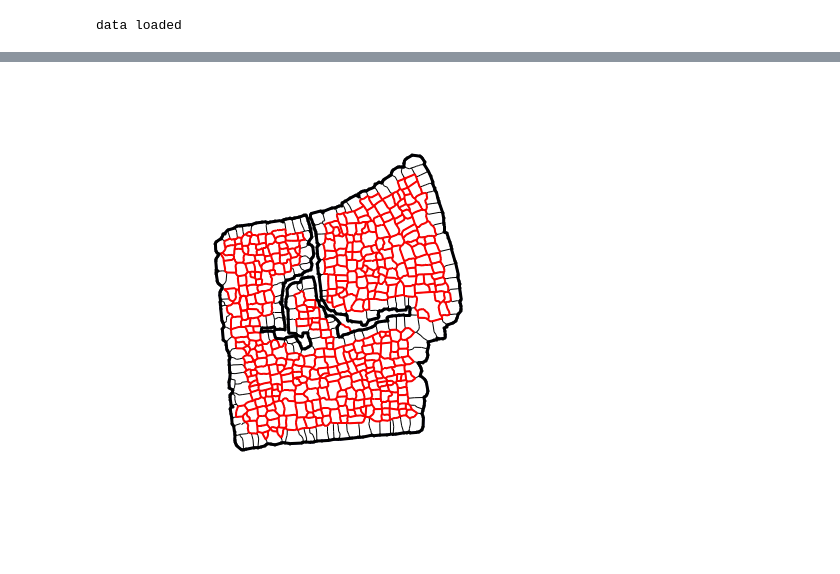
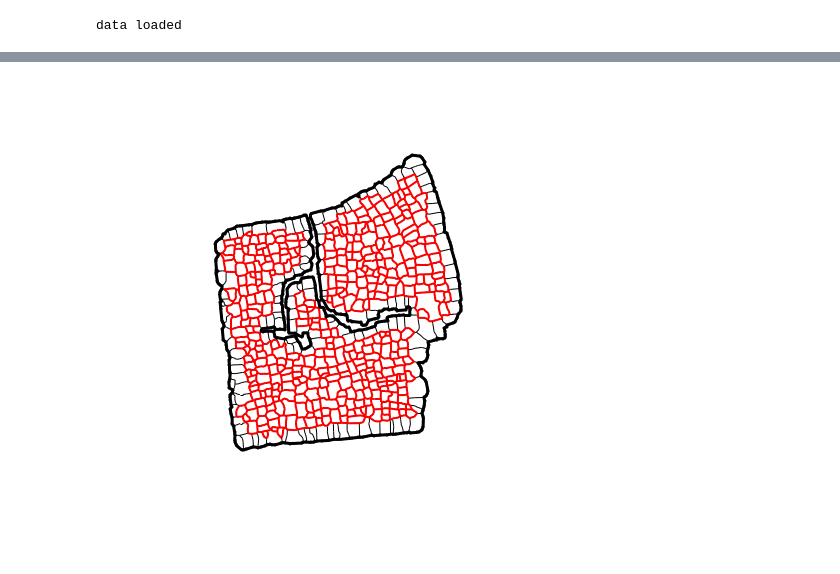
Before and after one commit to brelsford/topology, a Jupyter notebook: ReblockingFigs.ipynb, the cells around one changed output, grey strips where cells are left out. Drawn from its saved outputs; the diff is of its cells as text; code cells hidden in the pictures.

```diff
--- a/ReblockingFigs.ipynb
+++ b/ReblockingFigs.ipynb
@@ -83,12 +112,12 @@ block.define_interior_parcels()
 # %%
-myG = block.copy()
-myG.define_roads()
-myG.define_interior_parcels()
+#myG = original.copy()
+#myG.define_roads()
+#myG.define_interior_parcels()
 
 fig = plt.figure(figsize=(8,8))
-myG.plot_roads(master=block, new_road_width = 2, old_node_size=4, old_road_width = 3,
+myG.plot_roads(master=myG, new_road_width = 2, old_node_size=4, old_road_width = 3,
                new_plot=False)
 
-plt.savefig("Figs/cape_block.pdf", format='pdf')
+#plt.savefig("Figs/cape_block.pdf", format='pdf')
 # %% [output]
-[figure, old version]
+[figure, new version]
```
Also changed, not shown: parts of 29 cells of this notebook, 4 other files.
